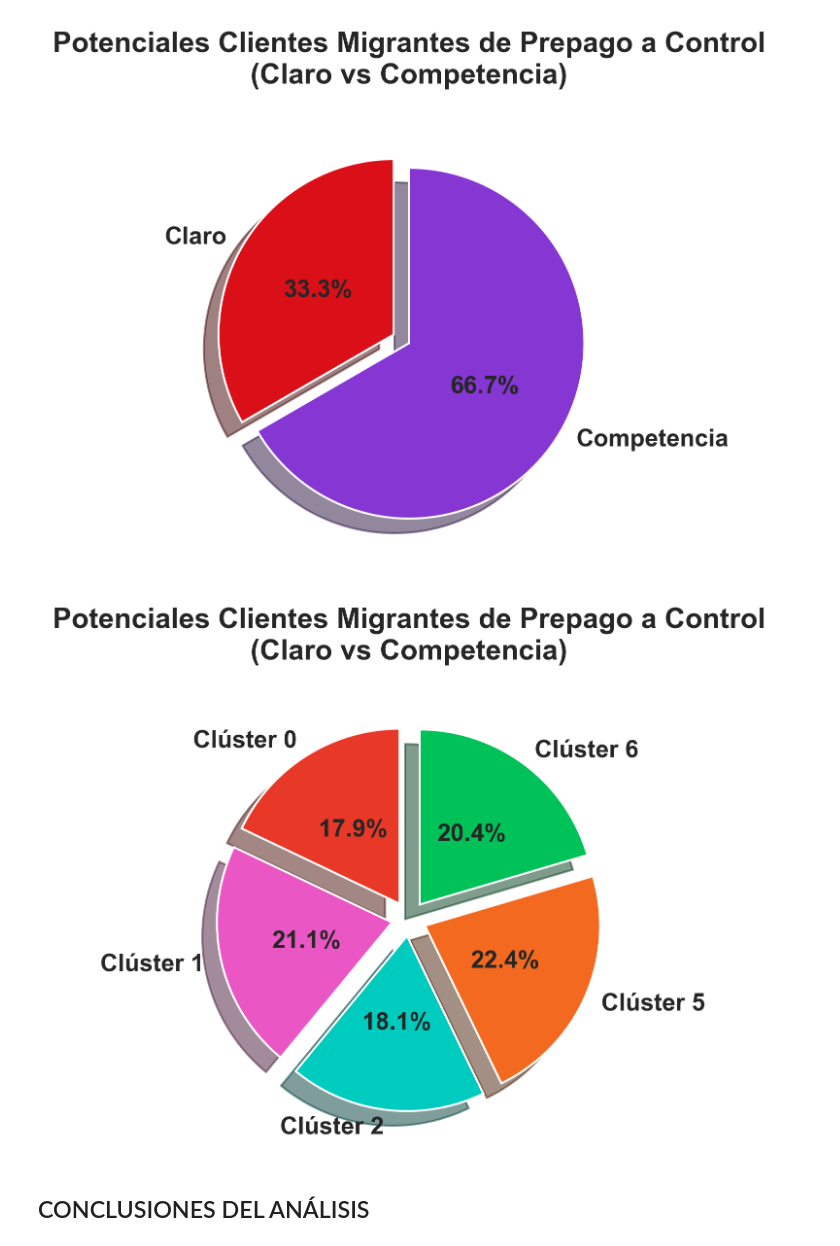
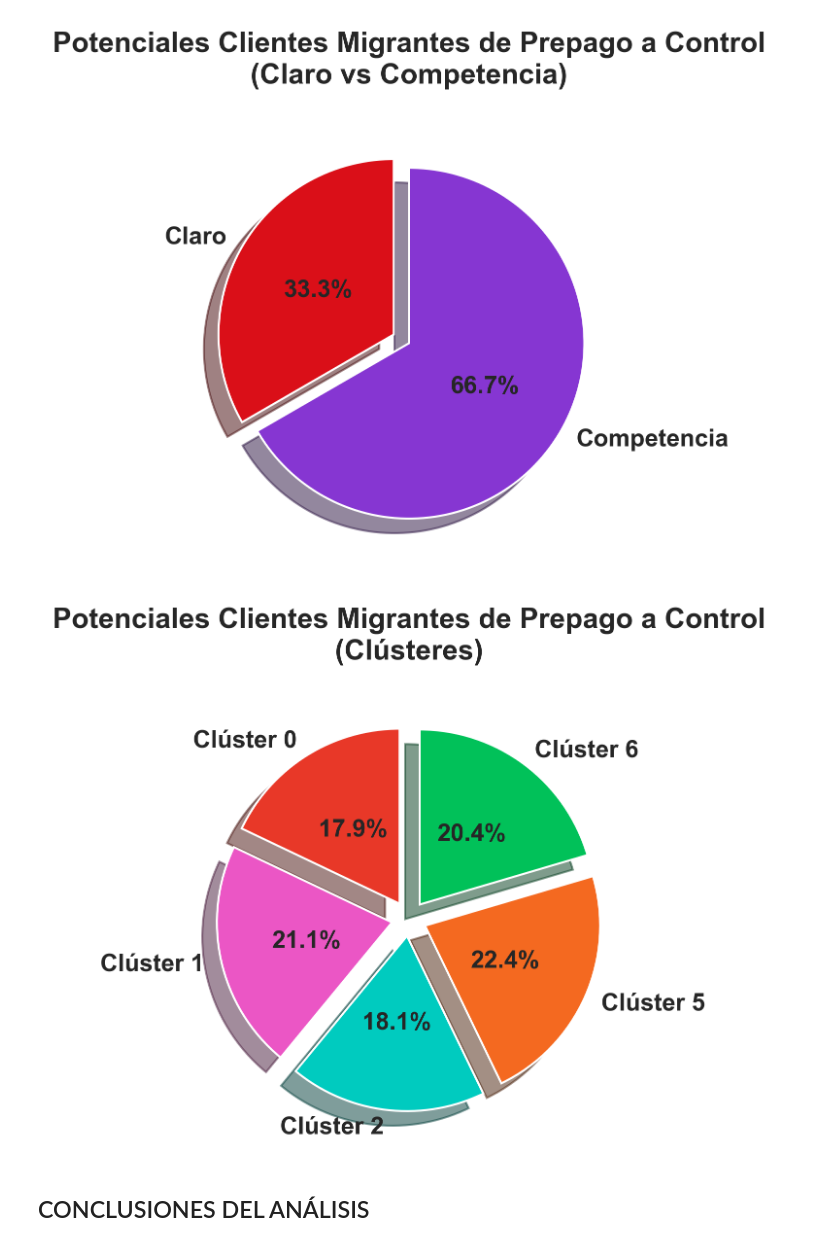
Before and after one commit to Luivelo/Final-TEE, a Jupyter notebook: Final_TEE.ipynb, the cells around one changed output. Drawn from its saved outputs; the diff is of its cells as text; code cells hidden in the pictures.

```diff
--- a/Final_TEE.ipynb
+++ b/Final_TEE.ipynb
@@ -711,35 +711,35 @@ colors = ['#e83828','#eb56c5','#00cbbf','#f46920','#01c159'] # Paleta de colores
 labels=['Clúster 0', 'Clúster 1','Clúster 2','Clúster 5','Clúster 6']
 
 # Establecer el estilo de Seaborn para gráficos profesionales
 sns.set_theme(style="whitegrid")
 
 # Crear gráfico de pastel con estilo Seaborn
 plt.figure(figsize=(6, 4), dpi=300)  # Tamaño de la figura
 
 # Crear gráfico de pastel con elementos personalizados
 plt.pie(y,
         labels=labels,
         autopct='%1.1f%%',  # Porcentaje con 1 decimal
         colors=colors,  # Colores personalizados de Seaborn
         explode=(0.1, 0.1, 0.1, 0.1, 0.1),  # Separar ligeramente la primera rebanada (Clúster 0)
         shadow=True,  # Añadir sombra para darle profundidad
         startangle=90,  # Iniciar el gráfico desde 90 grados
         textprops={'fontsize': 12, 'fontweight': 'bold'},  # Propiedades del texto
         pctdistance=0.50)  # Posicionar los porcentajes más cerca del centro
 
 # Añadir título con formato profesional
-plt.title('Potenciales Clientes Migrantes de Prepago a Control\n(Claro vs Competencia)',
+plt.title('Potenciales Clientes Migrantes de Prepago a Control\n(Clústeres)',
           pad=20,  # Espacio entre el título y el gráfico
           fontsize=14,
           fontweight='bold')
 
 # Ajustar el diseño y evitar que se solapen los elementos
 plt.tight_layout()
 
 # Mostrar el gráfico
 plt.show()
 # %% [output]
-[figure, old version]
+[figure, new version]
 # %% [markdown]
 ## CONCLUSIONES DEL ANÁLISIS
 # %% [markdown]
```
